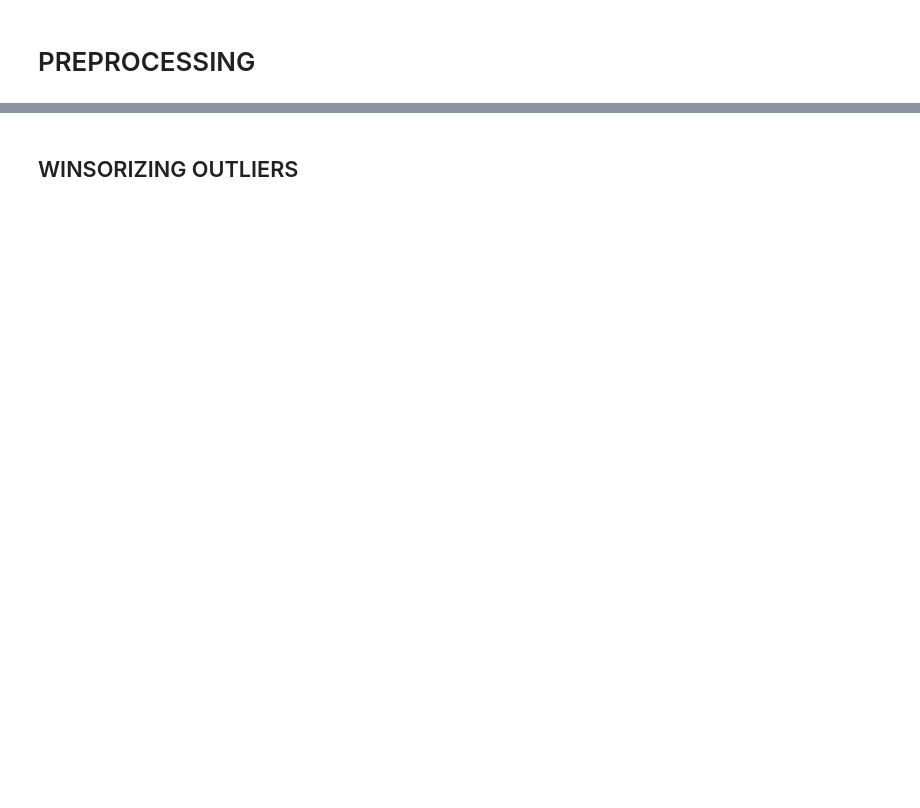
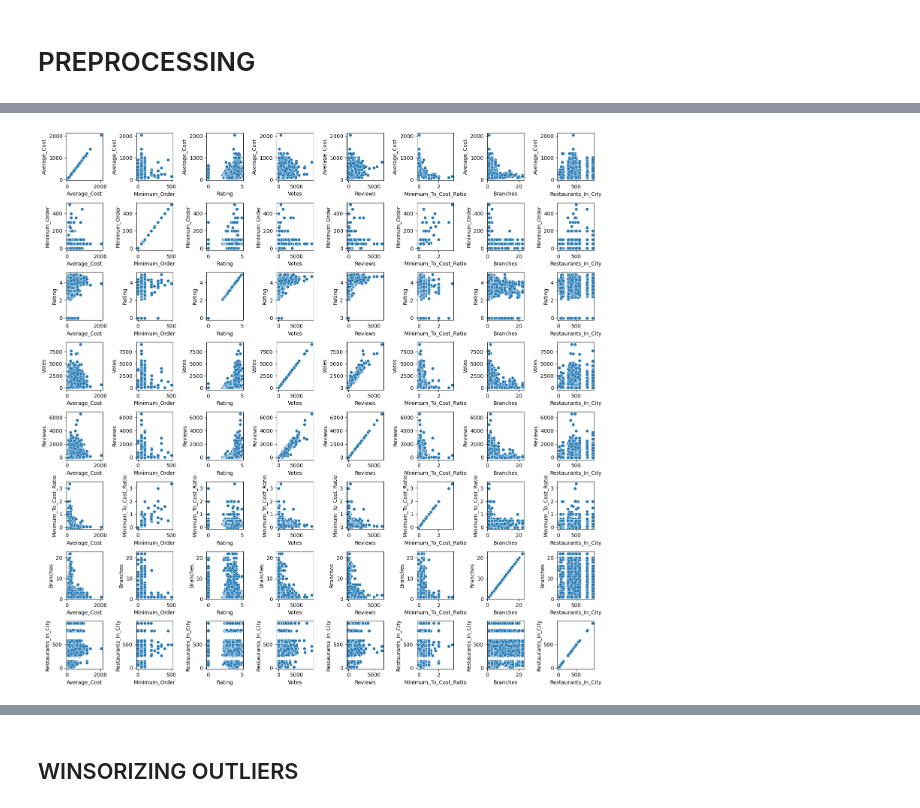
Before and after one commit to Inixius/Food-Delivery-Time---Classification, a Jupyter notebook: Food Delivery Time.ipynb, the cells around one changed output, grey strips where cells are left out. Saved outputs shown, nothing was run; the diff lists cells and outputs as text; code cells hidden in the pictures; blank space fills up the shorter version.

```diff
--- a/Food Delivery Time.ipynb
+++ b/Food Delivery Time.ipynb
@@ -28 +98,11 @@ train.drop(['Restaurant'], axis = 1, inplace = True)
+# %%
+train['Average_Cost'] = train['Average_Cost'].fillna(train['Average_Cost'].mean())
+train['Minimum_To_Cost_Ratio'] = train['Minimum_Order']/train['Average_Cost']
+train['Branches'] = train['Restaurant'].map(train['Restaurant'].value_counts())
+train['Restaurants_In_City'] = train['Location'].map(train['Location'].value_counts())
+
+test['Average_Cost'] = test['Average_Cost'].fillna(test['Average_Cost'].mean())
+test['Minimum_To_Cost_Ratio'] = test['Minimum_Order']/test['Average_Cost']
+test['Branches'] = test['Restaurant'].map(test['Restaurant'].value_counts())
+test['Restaurants_In_City'] = test['Location'].map(test['Location'].value_counts())
 # %%
@@ -58,0 +130,3 @@ train['City'] = city
+# %%
+train['City'] = extract_city(train)
+test['City'] = extract_city(test)
@@ -58,0 +182,18 @@ train['City'] = city
+# %%
+numericals = train[['Average_Cost', 'Minimum_Order', 'Rating', 'Votes', 'Reviews', 'Minimum_To_Cost_Ratio', 'Branches', 'Restaurants_In_City']]
+fig, axes = plt.subplots(8, 8, figsize = (15, 15))
+axes = axes.flatten()
+k = 0
+j = 0
+for i, ax in enumerate(axes):
+    x = numericals.iloc[:, k]
+    y = numericals.iloc[:, j]
+    sns.scatterplot(x = x, y = y, ax = ax)
+    k = k + 1
+    if k == 8:
+        k = 0
+        j = j + 1
+plt.tight_layout()
+plt.show()
+# %% [output]
+[figure, added]
```
Also changed, not shown: parts of 42 cells of this notebook.
